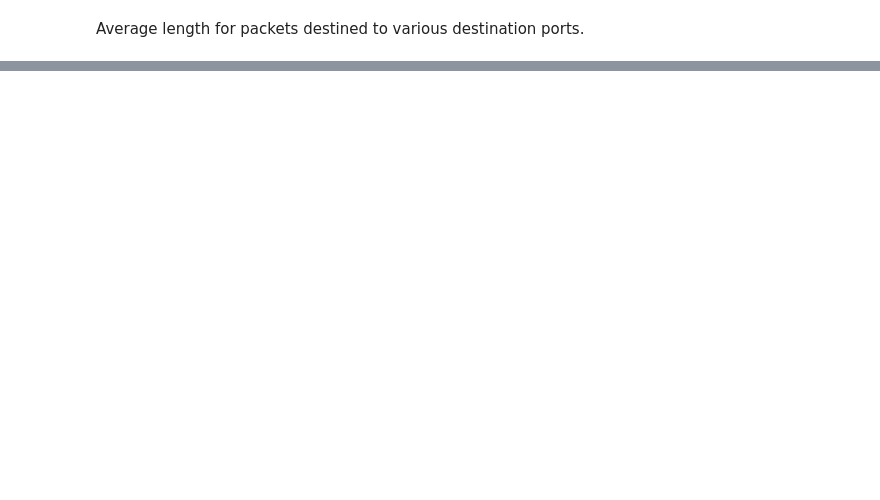
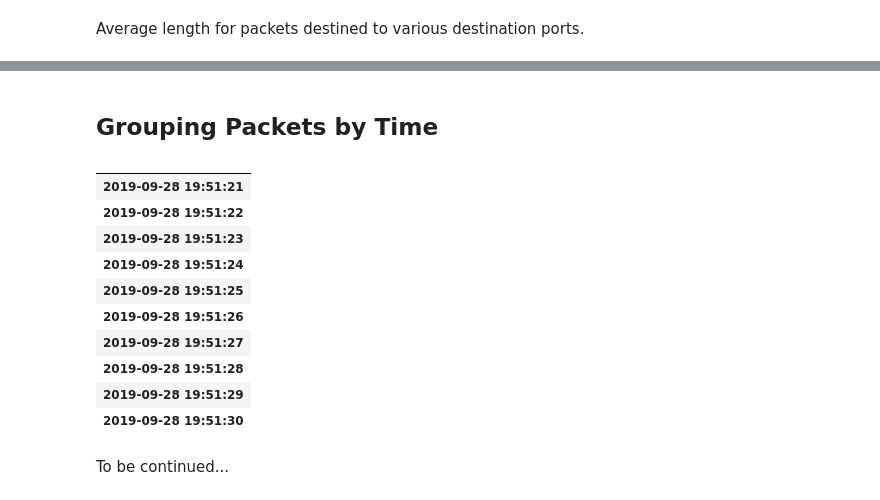
Before and after one commit to noise-lab/ml-networking, a Jupyter notebook: cookbook/Pcap-Pandas.ipynb, the cells around one changed output, grey strips where cells are left out. Cells and saved outputs as stored; diff of their text form; code cells hidden in the pictures; blank space fills up the shorter version.

```diff
--- a/cookbook/Pcap-Pandas.ipynb
+++ b/cookbook/Pcap-Pandas.ipynb
@@ -310 +312,22 @@ port_dst
 Name: length, dtype: float64
+# %% [markdown]
+## Grouping Packets by Time
+# %%
+time_index = pd.date_range('09/28/2019 19:51:21', periods=100, freq='1S')
+time_df = pd.DataFrame(index=time_index)
+# %%
+time_df.head (10)
+# %% [output]
+|  |
+| 2019-09-28 19:51:21 |
+| 2019-09-28 19:51:22 |
+| 2019-09-28 19:51:23 |
+| 2019-09-28 19:51:24 |
+| 2019-09-28 19:51:25 |
+| 2019-09-28 19:51:26 |
+| 2019-09-28 19:51:27 |
+| 2019-09-28 19:51:28 |
+| 2019-09-28 19:51:29 |
+| 2019-09-28 19:51:30 |
+# %% [markdown]
+To be continued...
```
Also changed, not shown: parts of 17 cells of this notebook.
